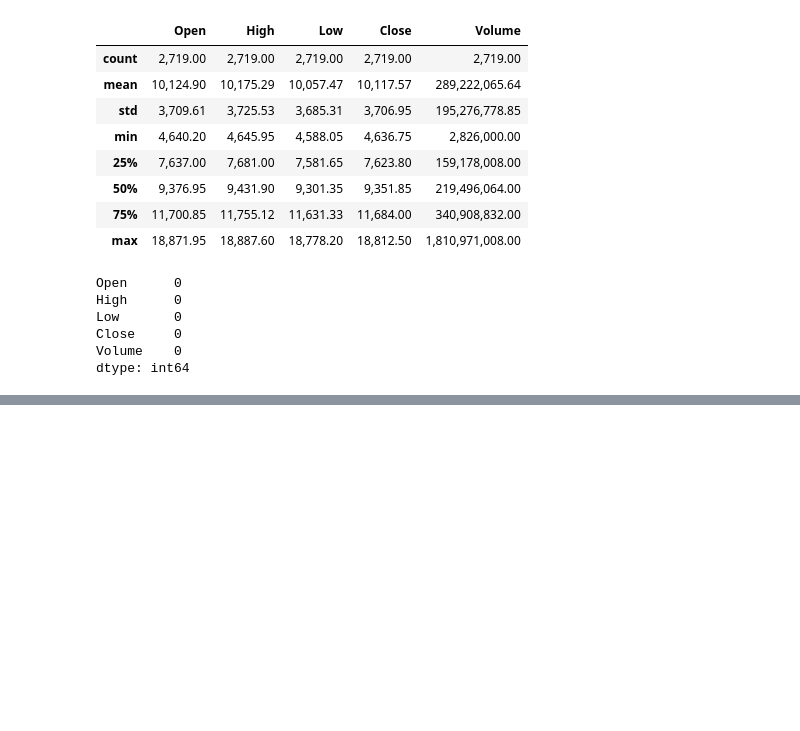
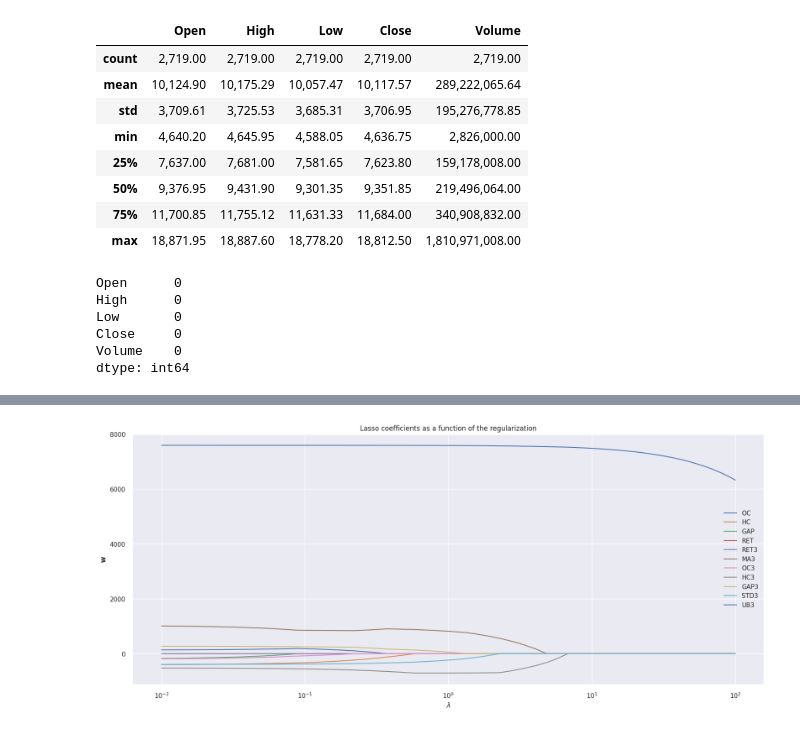
Before and after one commit to robonesky/oreilly, a Jupyter notebook: RM Lab Notes 9 202301 cohort.ipynb, the cells around one changed output, grey strips where cells are left out. Saved outputs shown, nothing was run; the diff lists cells and outputs as text; code cells hidden in the pictures; blank space fills up the shorter version.

```diff
--- a/RM Lab Notes 9 202301 cohort.ipynb
+++ b/RM Lab Notes 9 202301 cohort.ipynb
@@ -123,0 +166,10 @@ display(df.shape)
+# %%
+# LB3 and UB3 are perfectly correlated with each other.  Drop one of them
+to_drop = ['LB3']
+X.drop(to_drop, axis=1, inplace=True)
+
+#record feature names
+feature_names = X.columns
+
+# Now let's see what X looks like now
+X
@@ -123,0 +321,9 @@ display(df.shape)
+# %%
+# Lasso
+
+lasso = Regression(X, y)
+lasso_model, lasso_intercept, lasso_coef, lasso_y_pred = \
+      lasso.fit_predict(
+          Lasso(alpha=0.3, random_state=0), MinMaxScaler()
+      )
+lasso_model , lasso_intercept, lasso_coef, lasso_y_pred
@@ -123,0 +348,4 @@ display(df.shape)
+# %%
+lasso.plot_coeff('Lasso')
+# %% [output]
+[figure, added]
```
Also changed, not shown: parts of 21 cells of this notebook.
